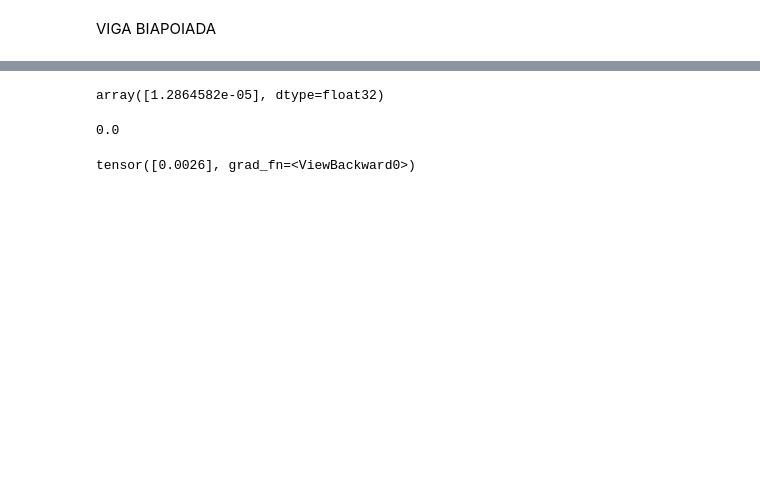
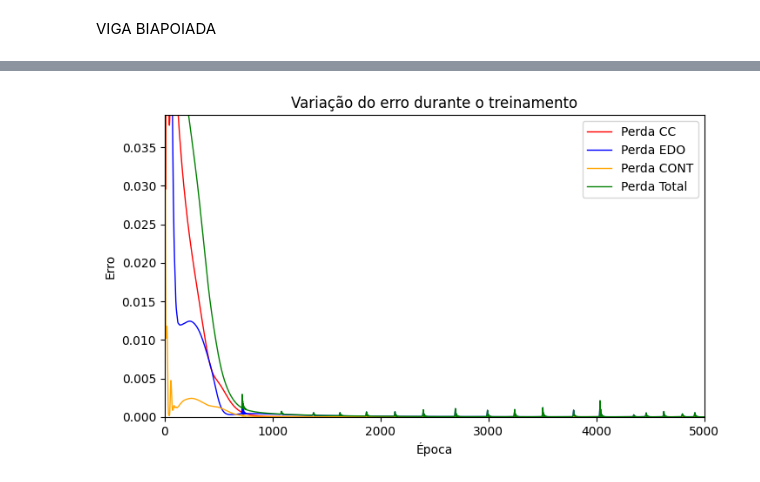
Before and after one commit to taciov/PINNViga, a Jupyter notebook: execute_PINNViga.ipynb, the cells around one changed output, grey strips where cells are left out. Drawn from its saved outputs; the diff is of its cells as text; code cells hidden in the pictures; blank space fills up the shorter version.

Commit message:
commit 2025 11 26
Vigas com apoios intermediários agora funcionam. Foi criada a fomulação fraca, baseada no algoritmo que ja vinha sendo usado

```diff
--- a/execute_PINNViga.ipynb
+++ b/execute_PINNViga.ipynb
@@ -21,7 +23,7 @@ EI = E * I
 # VIGA BIAPOIADA
 # CRIANDO OS APOIOS
 
-L = 2
+L = 4
 
 ## CRIANDO OS APOIOS
 
@@ -29,24 +31,18 @@ apoio_esq = Apoio.Apoio([1, 1, 0], [0, 0])
 apoio_meio = Apoio.Apoio([1, 1, 0], [L / 2, 0])
 apoio_dir = Apoio.Apoio([0, 1, 0], [L, 0])
 
-lista_apoios = [apoio_esq]
-# lista_apoios = [apoio_esq, apoio_dir]
 lista_apoios = [apoio_esq, apoio_meio, apoio_dir]
 
 ## CRIANDO CARGAS
 
-
 q = -10e3
-
-# q3 = Carga.CargaDistribuida([0, q], [0.45 * L, 0], [0.55 * L, 0])
 
 q2 = Carga.CargaDistribuida([0, q], [0, 0], [L, 0])
 
 cargas = [q2]
-# cargas = [q1, q2, q3]
 # %%
 ## LOOP DE TREINAMENTO
 
-biapoiada = PINNViga.PINNViga()
-biapoiada.run_model(lista_apoios, cargas, EI, num_epochs=850, pde_weight=1, bc_weight=1, tol = 1e-10, tol_apoio=1e-6)
+biapoiada = PINNViga.PINNViga(lista_apoios, cargas, E, I)
+biapoiada.run_model(num_epochs=5000, pde_weight=1, bc_weight=1, int_weight = 1, tol = 1e-10, tol_apoio=1e-10)
 # %% [output]
@@ -107,14 +59,0 @@ biapoiada.plot_errors(10, "erros_biapoiada.png")
-# %%
-biapoiada.u_plot[0]
-# %% [output]
-array([1.2864582e-05], dtype=float32)
-# %%
-float(biapoiada.x_plot[0])
-# %% [output]
-0.0
-# %%
-import torch
-
-biapoiada.model(torch.Tensor([0.0]))
-# %% [output]
-tensor([0.0026], grad_fn=<ViewBackward0>)
@@ -151,0 +60,4 @@ tensor([0.0026], grad_fn=<ViewBackward0>)
+# %%
+biapoiada.plot_errors(100)
+# %% [output]
+[figure, added]
```
Also changed, not shown: parts of 7 cells of this notebook, 3 other files.
